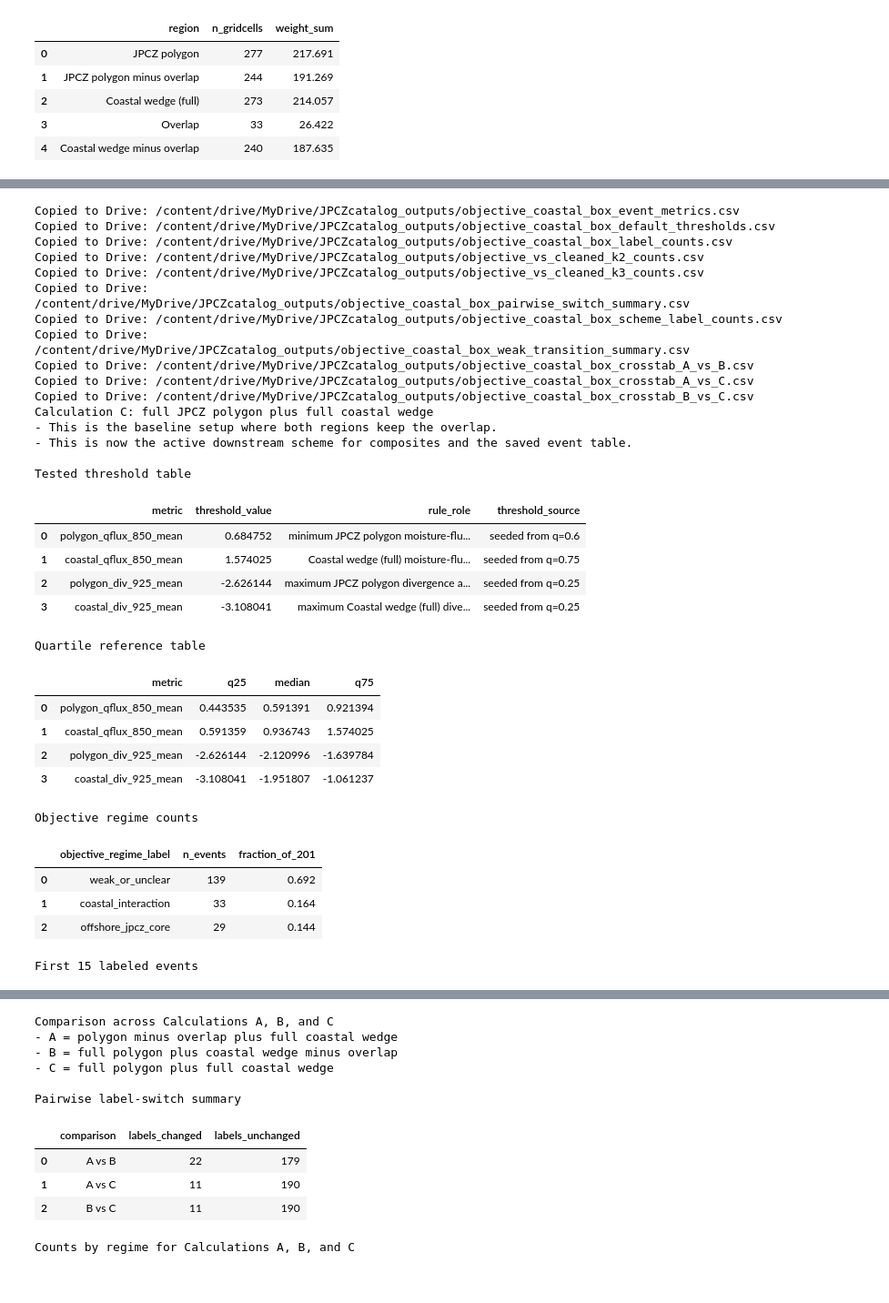
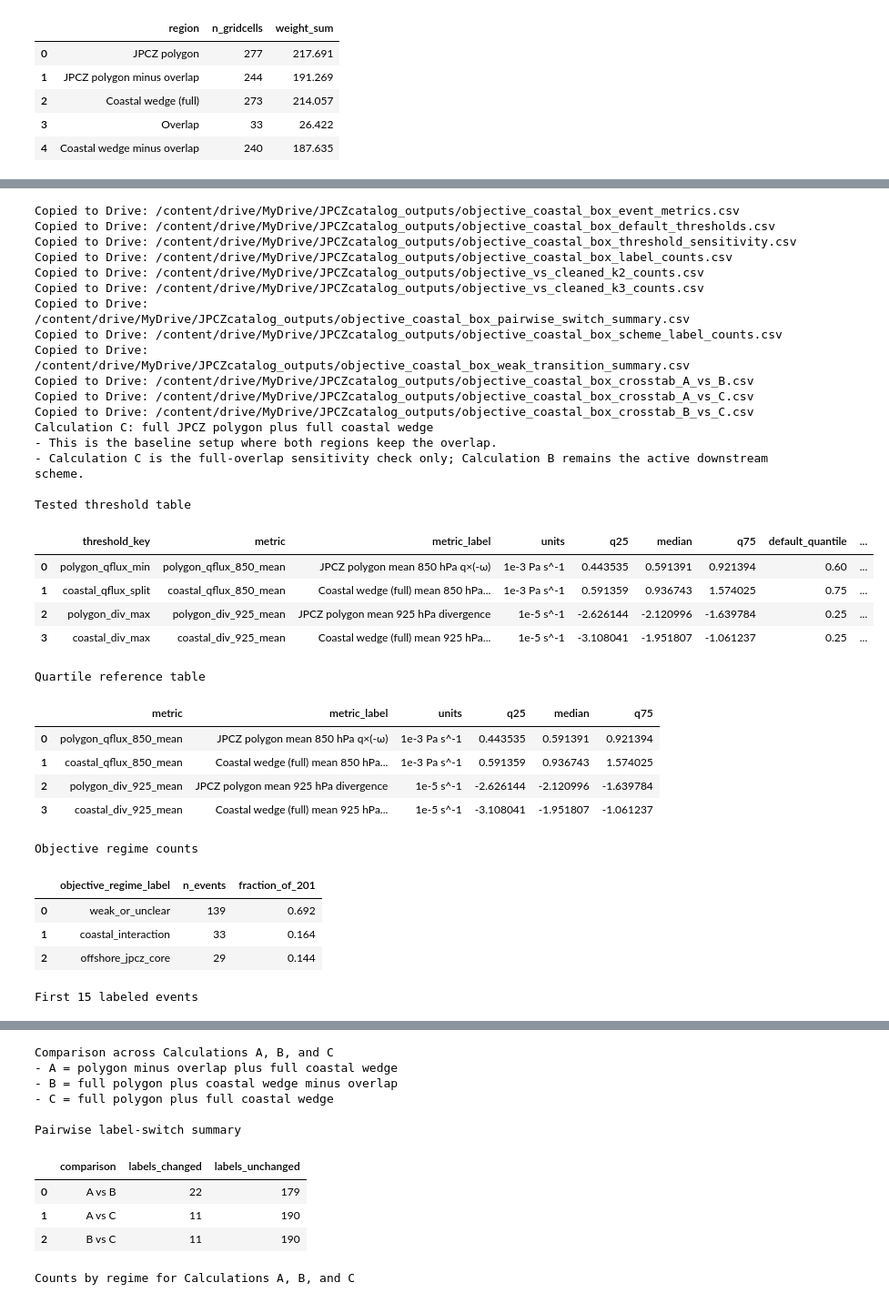
Before and after one commit to angelicasophyaramirez-blip/JPCZcatalogcolab, a Jupyter notebook: notebook16-pcolormesh/notebooks/22_objective_coastal_box_metrics_and_labels.ipynb, the cells around one changed output, grey strips where cells are left out. Shown at 91% size. Cells and saved outputs as stored; diff of their text form; code cells hidden in the pictures.

```diff
--- a/notebook16-pcolormesh/notebooks/22_objective_coastal_box_metrics_and_labels.ipynb
+++ b/notebook16-pcolormesh/notebooks/22_objective_coastal_box_metrics_and_labels.ipynb
@@ -976,6 +1112,8 @@ calc_b_scheme_outputs = build_scheme_outputs(
 
 labeled_metrics_calc_b_df = calc_b_scheme_outputs["labeled_metrics_df"]
 threshold_summary_calc_b_df = calc_b_scheme_outputs["threshold_summary_df"]
+threshold_sensitivity_calc_b_df = calc_b_scheme_outputs["threshold_sensitivity_df"]
+threshold_sensitivity_calc_b_display_df = calc_b_scheme_outputs["threshold_sensitivity_display_df"]
 quartile_reference_calc_b_df = calc_b_scheme_outputs["quartile_reference_df"]
 label_count_calc_b_df = calc_b_scheme_outputs["label_count_summary_df"]
 objective_vs_k2_calc_b_df = calc_b_scheme_outputs["objective_vs_k2_counts_df"]
@@ -984,8 +1122,11 @@ labeled_metrics_calc_b_display_df = calc_b_scheme_outputs["display_df"]
 
 print("Calculation B: full JPCZ polygon plus coastal wedge minus overlap")
 print("- The JPCZ polygon keeps the overlap. The coastal-wedge mean excludes the overlap cells.")
-print("\nTested threshold table")
+print("\nThreshold origin table (quartiles plus active threshold)")
 display(threshold_summary_calc_b_df)
+print("\nThreshold sweep table for Calculation B")
+with pd.option_context("display.max_rows", None, "display.max_columns", None):
+    display(threshold_sensitivity_calc_b_display_df)
 print("\nQuartile reference table")
 display(quartile_reference_calc_b_df)
 print("\nObjective regime counts")
@@ -1065,27 +1224,32 @@ calc_c_scheme_outputs = build_scheme_outputs(
 
 labeled_metrics_calc_c_df = calc_c_scheme_outputs["labeled_metrics_df"]
 threshold_summary_calc_c_df = calc_c_scheme_outputs["threshold_summary_df"]
+threshold_sensitivity_calc_c_df = calc_c_scheme_outputs["threshold_sensitivity_df"]
+threshold_sensitivity_calc_c_display_df = calc_c_scheme_outputs["threshold_sensitivity_display_df"]
 quartile_reference_calc_c_df = calc_c_scheme_outputs["quartile_reference_df"]
 label_count_calc_c_df = calc_c_scheme_outputs["label_count_summary_df"]
 objective_vs_k2_calc_c_df = calc_c_scheme_outputs["objective_vs_k2_counts_df"]
 objective_vs_k3_calc_c_df = calc_c_scheme_outputs["objective_vs_k3_counts_df"]
 labeled_metrics_calc_c_display_df = calc_c_scheme_outputs["display_df"]
 
-# Make Calculation C the active downstream classification by default.
-labeled_metrics_df = labeled_metrics_calc_c_df
-threshold_summary_df = threshold_summary_calc_c_df
-quartile_reference_df = quartile_reference_calc_c_df
-label_count_summary_df = label_count_calc_c_df
-objective_vs_k2_counts_df = objective_vs_k2_calc_c_df
-objective_vs_k3_counts_df = objective_vs_k3_calc_c_df
+# Make Calculation B the active downstream classification by default.
+labeled_metrics_df = labeled_metrics_calc_b_df
+threshold_summary_df = threshold_summary_calc_b_df
+threshold_sensitivity_df = threshold_sensitivity_calc_b_df
+threshold_sensitivity_display_df = threshold_sensitivity_calc_b_display_df
+quartile_reference_df = quartile_reference_calc_b_df
+label_count_summary_df = label_count_calc_b_df
+objective_vs_k2_counts_df = objective_vs_k2_calc_b_df
+objective_vs_k3_counts_df = objective_vs_k3_calc_b_df
 polygon_region_weight_field_active = weights_polygon
 polygon_region_label_active = "JPCZ polygon"
-coastal_region_weight_field_active = weights_coastal_full
-coastal_region_label_active = "Coastal wedge (full)"
+coastal_region_weight_field_active = weights_coastal_only
+coastal_region_label_active = "Coastal wedge minus JPCZ overlap"
 
 # Save the active outputs to the standard notebook paths.
 labeled_metrics_df.to_csv(EVENT_METRICS_PATH, index=False)
 threshold_summary_df.to_csv(THRESHOLD_TABLE_PATH, index=False)
+threshold_sensitivity_df.to_csv(THRESHOLD_SENSITIVITY_PATH, index=False)
 quartile_reference_df.to_csv(OBJECTIVE_EXPORT_DIR / "objective_coastal_box_quartile_reference.csv", index=False)
 label_count_summary_df.to_csv(LABEL_COUNT_SUMMARY_PATH, index=False)
 objective_vs_k2_counts_df.to_csv(OBJECTIVE_K2_CROSSTAB_PATH)
@@ -1093,6 +1257,7 @@ objective_vs_k3_counts_df.to_csv(OBJECTIVE_K3_CROSSTAB_PATH)
 for path in [
     EVENT_METRICS_PATH,
     THRESHOLD_TABLE_PATH,
+    THRESHOLD_SENSITIVITY_PATH,
     LABEL_COUNT_SUMMARY_PATH,
     OBJECTIVE_K2_CROSSTAB_PATH,
     OBJECTIVE_K3_CROSSTAB_PATH,
@@ -1187,7 +1352,7 @@ for path in [
 
 print("Calculation C: full JPCZ polygon plus full coastal wedge")
 print("- This is the baseline setup where both regions keep the overlap.")
-print("- This is now the active downstream scheme for composites and the saved event table.")
+print("- Calculation C is the full-overlap sensitivity check only; Calculation B remains the active downstream scheme.")
 print("\nTested threshold table")
 display(threshold_summary_calc_c_df)
 print("\nQuartile reference table")
@@ -1206,45 +1371,46 @@ display(pairwise_switch_summary_df)
 print("\nCounts by regime for Calculations A, B, and C")
 display(scheme_label_counts_df)
 print("\nHow many weak_or_unclear events got sorted")
 display(weak_transition_summary_df)
 print("\nA versus B label switches")
 display(crosstab_a_vs_b_df)
 print("\nA versus C label switches")
 display(crosstab_a_vs_c_df)
 print("\nB versus C label switches")
 display(crosstab_b_vs_c_df)
 print("\nOverlap-region metric summary")
 display(overlap_metric_summary_df)
 print("\nEvents that were coastal under Calculation B but not Calculation C")
 display(coastal_shift_b_vs_c_df.head(20))
 # %% [output]
 Copied to Drive: /content/drive/MyDrive/JPCZcatalog_outputs/objective_coastal_box_event_metrics.csv
 Copied to Drive: /content/drive/MyDrive/JPCZcatalog_outputs/objective_coastal_box_default_thresholds.csv
+Copied to Drive: /content/drive/MyDrive/JPCZcatalog_outputs/objective_coastal_box_threshold_sensitivity.csv
 Copied to Drive: /content/drive/MyDrive/JPCZcatalog_outputs/objective_coastal_box_label_counts.csv
 Copied to Drive: /content/drive/MyDrive/JPCZcatalog_outputs/objective_vs_cleaned_k2_counts.csv
 Copied to Drive: /content/drive/MyDrive/JPCZcatalog_outputs/objective_vs_cleaned_k3_counts.csv
 Copied to Drive: /content/drive/MyDrive/JPCZcatalog_outputs/objective_coastal_box_pairwise_switch_summary.csv
 Copied to Drive: /content/drive/MyDrive/JPCZcatalog_outputs/objective_coastal_box_scheme_label_counts.csv
 Copied to Drive: /content/drive/MyDrive/JPCZcatalog_outputs/objective_coastal_box_weak_transition_summary.csv
 Copied to Drive: /content/drive/MyDrive/JPCZcatalog_outputs/objective_coastal_box_crosstab_A_vs_B.csv
 Copied to Drive: /content/drive/MyDrive/JPCZcatalog_outputs/objective_coastal_box_crosstab_A_vs_C.csv
 Copied to Drive: /content/drive/MyDrive/JPCZcatalog_outputs/objective_coastal_box_crosstab_B_vs_C.csv
 Calculation C: full JPCZ polygon plus full coastal wedge
 - This is the baseline setup where both regions keep the overlap.
-- This is now the active downstream scheme for composites and the saved event table.
+- Calculation C is the full-overlap sensitivity check only; Calculation B remains the active downstream scheme.
 
 Tested threshold table
-|  | metric | threshold_value | rule_role | threshold_source |
-| 0 | polygon_qflux_850_mean | 0.684752 | minimum JPCZ polygon moisture-flu... | seeded from q=0.6 |
-| 1 | coastal_qflux_850_mean | 1.574025 | Coastal wedge (full) moisture-flu... | seeded from q=0.75 |
-| 2 | polygon_div_925_mean | -2.626144 | maximum JPCZ polygon divergence a... | seeded from q=0.25 |
-| 3 | coastal_div_925_mean | -3.108041 | maximum Coastal wedge (full) dive... | seeded from q=0.25 |
+|  | threshold_key | metric | metric_label | units | q25 | median | q75 | default_quantile | ... |
+| 0 | polygon_qflux_min | polygon_qflux_850_mean | JPCZ polygon mean 850 hPa q×(-ω) | 1e-3 Pa s^-1 | 0.443535 | 0.591391 | 0.921394 | 0.60 | ... |
+| 1 | coastal_qflux_split | coastal_qflux_850_mean | Coastal wedge (full) mean 850 hPa... | 1e-3 Pa s^-1 | 0.591359 | 0.936743 | 1.574025 | 0.75 | ... |
+| 2 | polygon_div_max | polygon_div_925_mean | JPCZ polygon mean 925 hPa divergence | 1e-5 s^-1 | -2.626144 | -2.120996 | -1.639784 | 0.25 | ... |
+| 3 | coastal_div_max | coastal_div_925_mean | Coastal wedge (full) mean 925 hPa... | 1e-5 s^-1 | -3.108041 | -1.951807 | -1.061237 | 0.25 | ... |
 Quartile reference table
-|  | metric | q25 | median | q75 |
-| 0 | polygon_qflux_850_mean | 0.443535 | 0.591391 | 0.921394 |
-| 1 | coastal_qflux_850_mean | 0.591359 | 0.936743 | 1.574025 |
-| 2 | polygon_div_925_mean | -2.626144 | -2.120996 | -1.639784 |
-| 3 | coastal_div_925_mean | -3.108041 | -1.951807 | -1.061237 |
+|  | metric | metric_label | units | q25 | median | q75 |
+| 0 | polygon_qflux_850_mean | JPCZ polygon mean 850 hPa q×(-ω) | 1e-3 Pa s^-1 | 0.443535 | 0.591391 | 0.921394 |
+| 1 | coastal_qflux_850_mean | Coastal wedge (full) mean 850 hPa... | 1e-3 Pa s^-1 | 0.591359 | 0.936743 | 1.574025 |
+| 2 | polygon_div_925_mean | JPCZ polygon mean 925 hPa divergence | 1e-5 s^-1 | -2.626144 | -2.120996 | -1.639784 |
+| 3 | coastal_div_925_mean | Coastal wedge (full) mean 925 hPa... | 1e-5 s^-1 | -3.108041 | -1.951807 | -1.061237 |
 Objective regime counts
 |  | objective_regime_label | n_events | fraction_of_201 |
 | 0 | weak_or_unclear | 139 | 0.692 |
```
Also changed, not shown: parts of 8 cells of this notebook.
